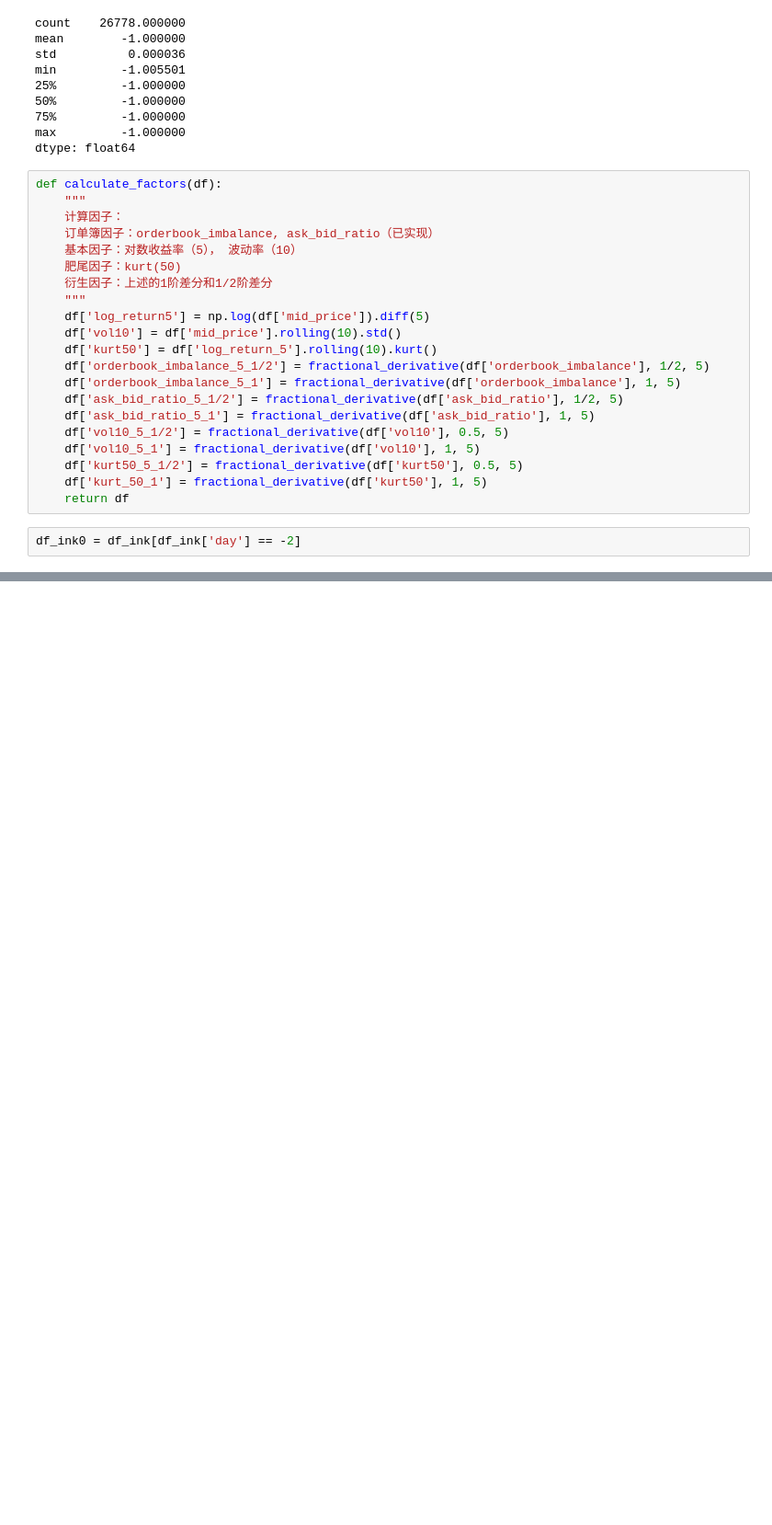
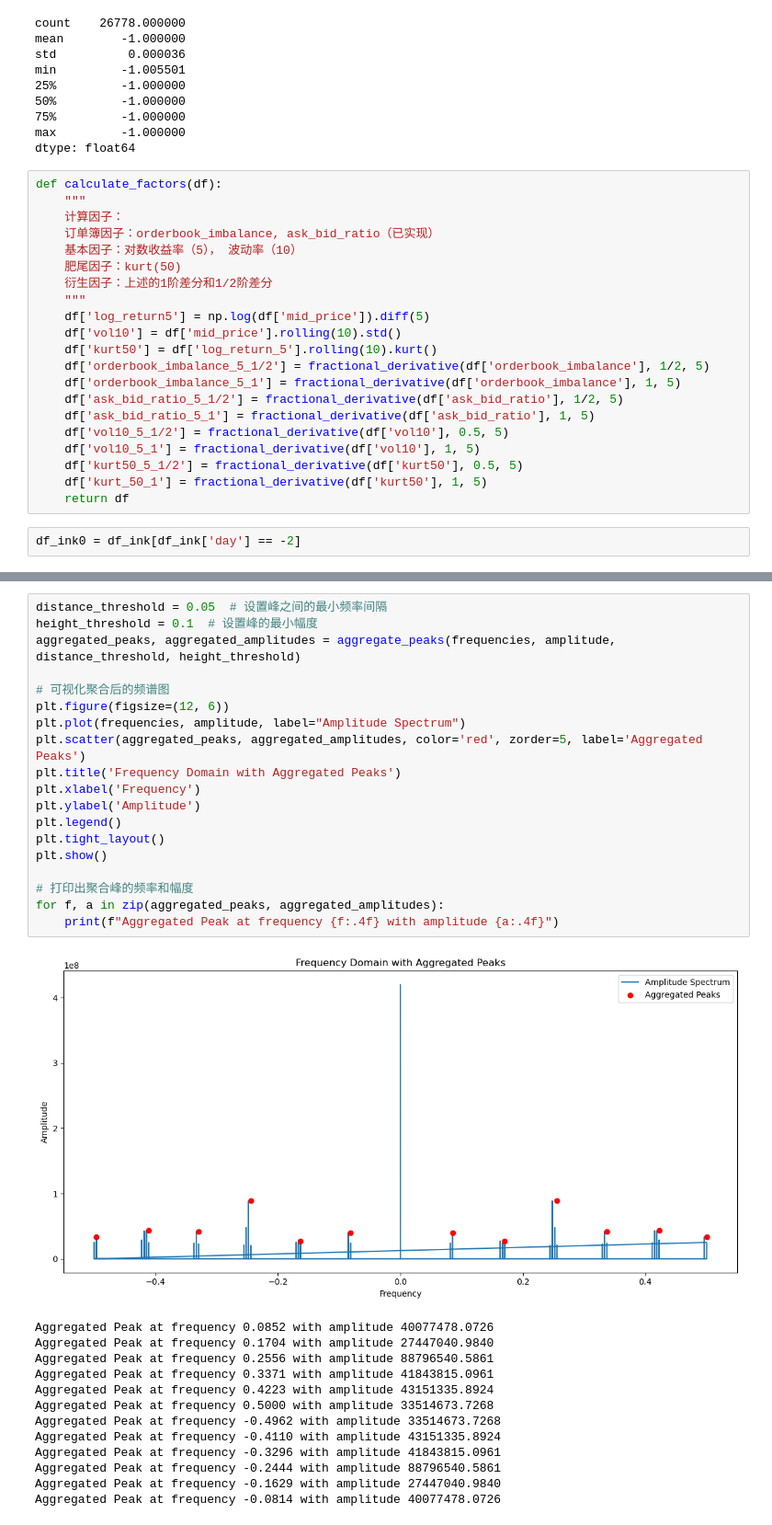
Before and after one commit to IMC-Prosperity-Granite-Flow/IMC_Prosperity3_GraniteFlow, a Jupyter notebook: src/analysis/round1/price_round.ipynb, the cells around one changed output, grey strips where cells are left out. Shown at 92% size. Saved outputs shown, nothing was run; the diff lists cells and outputs as text; blank space fills up the shorter version.

```diff
--- a/src/analysis/round1/price_round.ipynb
+++ b/src/analysis/round1/price_round.ipynb
@@ -427,0 +510,33 @@ print(df_ink0)
+# %%
+distance_threshold = 0.05  # 设置峰之间的最小频率间隔
+height_threshold = 0.1  # 设置峰的最小幅度
+aggregated_peaks, aggregated_amplitudes = aggregate_peaks(frequencies, amplitude, distance_threshold, height_threshold)
+
+# 可视化聚合后的频谱图
+plt.figure(figsize=(12, 6))
+plt.plot(frequencies, amplitude, label="Amplitude Spectrum")
+plt.scatter(aggregated_peaks, aggregated_amplitudes, color='red', zorder=5, label='Aggregated Peaks')
+plt.title('Frequency Domain with Aggregated Peaks')
+plt.xlabel('Frequency')
+plt.ylabel('Amplitude')
+plt.legend()
+plt.tight_layout()
+plt.show()
+
+# 打印出聚合峰的频率和幅度
+for f, a in zip(aggregated_peaks, aggregated_amplitudes):
+    print(f"Aggregated Peak at frequency {f:.4f} with amplitude {a:.4f}")
+# %% [output]
+[figure, added]
+Aggregated Peak at frequency 0.0852 with amplitude 40077478.0726
+Aggregated Peak at frequency 0.1704 with amplitude 27447040.9840
+Aggregated Peak at frequency 0.2556 with amplitude 88796540.5861
+Aggregated Peak at frequency 0.3371 with amplitude 41843815.0961
+Aggregated Peak at frequency 0.4223 with amplitude 43151335.8924
+Aggregated Peak at frequency 0.5000 with amplitude 33514673.7268
+Aggregated Peak at frequency -0.4962 with amplitude 33514673.7268
+Aggregated Peak at frequency -0.4110 with amplitude 43151335.8924
+Aggregated Peak at frequency -0.3296 with amplitude 41843815.0961
+Aggregated Peak at frequency -0.2444 with amplitude 88796540.5861
+Aggregated Peak at frequency -0.1629 with amplitude 27447040.9840
+Aggregated Peak at frequency -0.0814 with amplitude 40077478.0726
```
Also changed, not shown: parts of 18 cells of this notebook, 1 other file.
